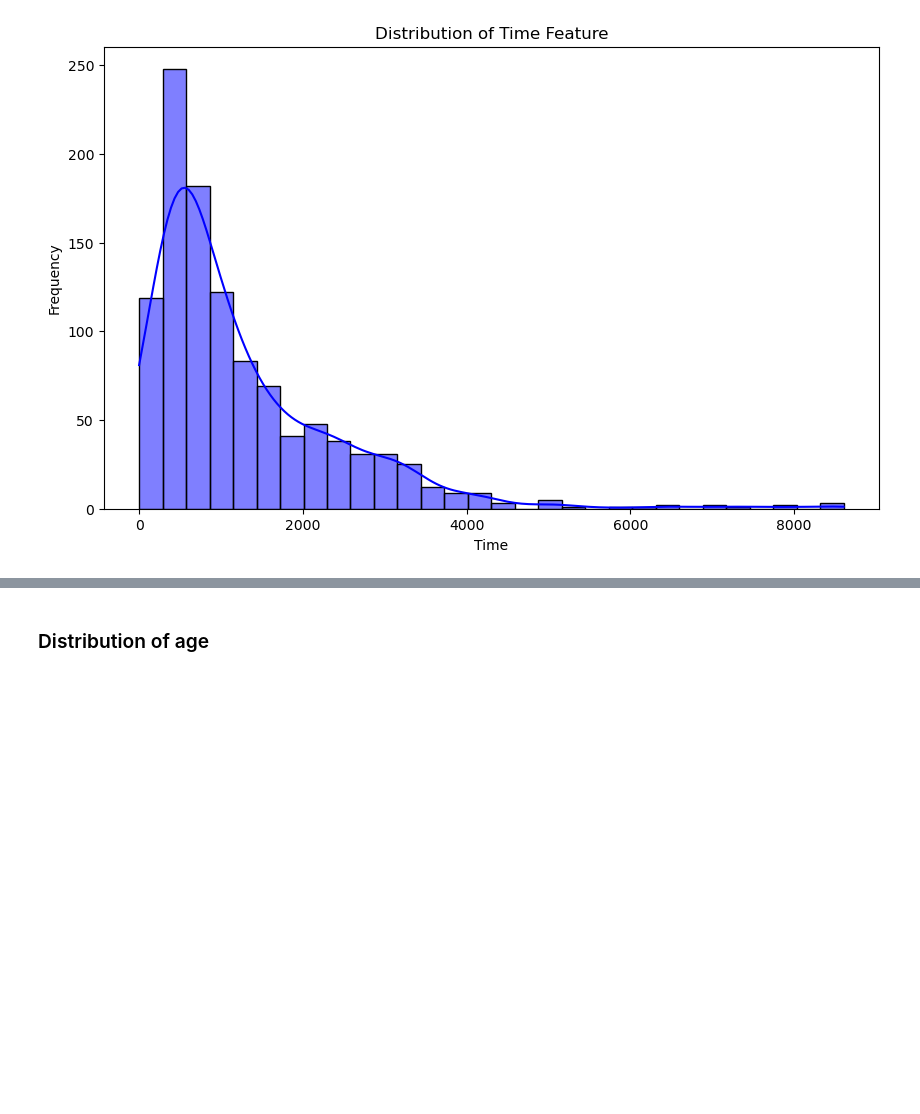
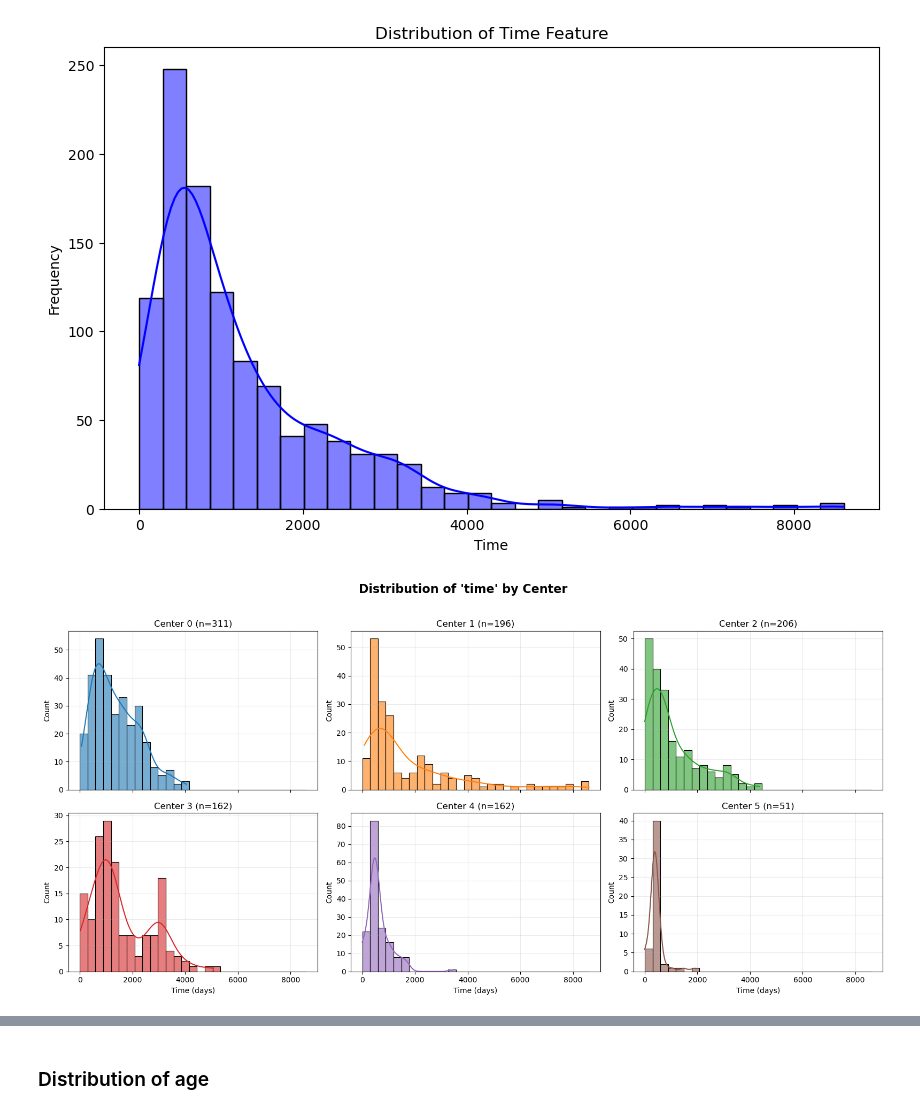
Before and after one commit to nataliamorenob/Survival-Models-in-Federated-Healthcare-Settings, a Jupyter notebook: DataExploration/dataset_exploration.ipynb, the cells around one changed output, grey strips where cells are left out. Cells and saved outputs as stored; diff of their text form; code cells hidden in the pictures; blank space fills up the shorter version.

```diff
--- a/DataExploration/dataset_exploration.ipynb
+++ b/DataExploration/dataset_exploration.ipynb
@@ -534,3 +587,41 @@ plt.ylabel('Frequency')
 plt.show()
 # %% [output]
 [figure]
+# %%
+# Small multiples: one histogram per center (2x3)
+centers = sorted(df_all["center"].unique())[:6]  # first 6 centers
+n_centers = len(centers)
+
+fig, axes = plt.subplots(2, 3, figsize=(16, 8), sharex=True)
+axes = axes.flatten()
+
+# common binning for comparable plots
+bins = np.linspace(df_all["time"].min(), df_all["time"].max(), 30)
+palette = sns.color_palette("tab10", n_centers)
+
+for i, center_id in enumerate(centers):
+    ax = axes[i]
+    mask = df_all["center"] == center_id
+    sns.histplot(
+        data=df_all[mask],
+        x="time",
+        bins=bins,
+        kde=True,
+        color=palette[i],
+        ax=ax,
+        alpha=0.6
+    )
+    ax.set_title(f"Center {center_id} (n={mask.sum()})")
+    ax.set_xlabel("" if i < (n_centers - 3) else "Time (days)")  # only bottom row shows xlabel
+    ax.set_ylabel("Count")
+    ax.grid(alpha=0.25)
+
+# If there are fewer than 6 centers, hide unused axes
+for j in range(n_centers, 6):
+    axes[j].axis("off")
+
+fig.suptitle("Distribution of 'time' by Center", fontsize=16, weight="bold")
+plt.tight_layout(rect=[0, 0, 1, 0.96])
+plt.show()
+# %% [output]
+[figure, added]
```
Also changed, not shown: parts of 3 cells of this notebook, 5 other files.
